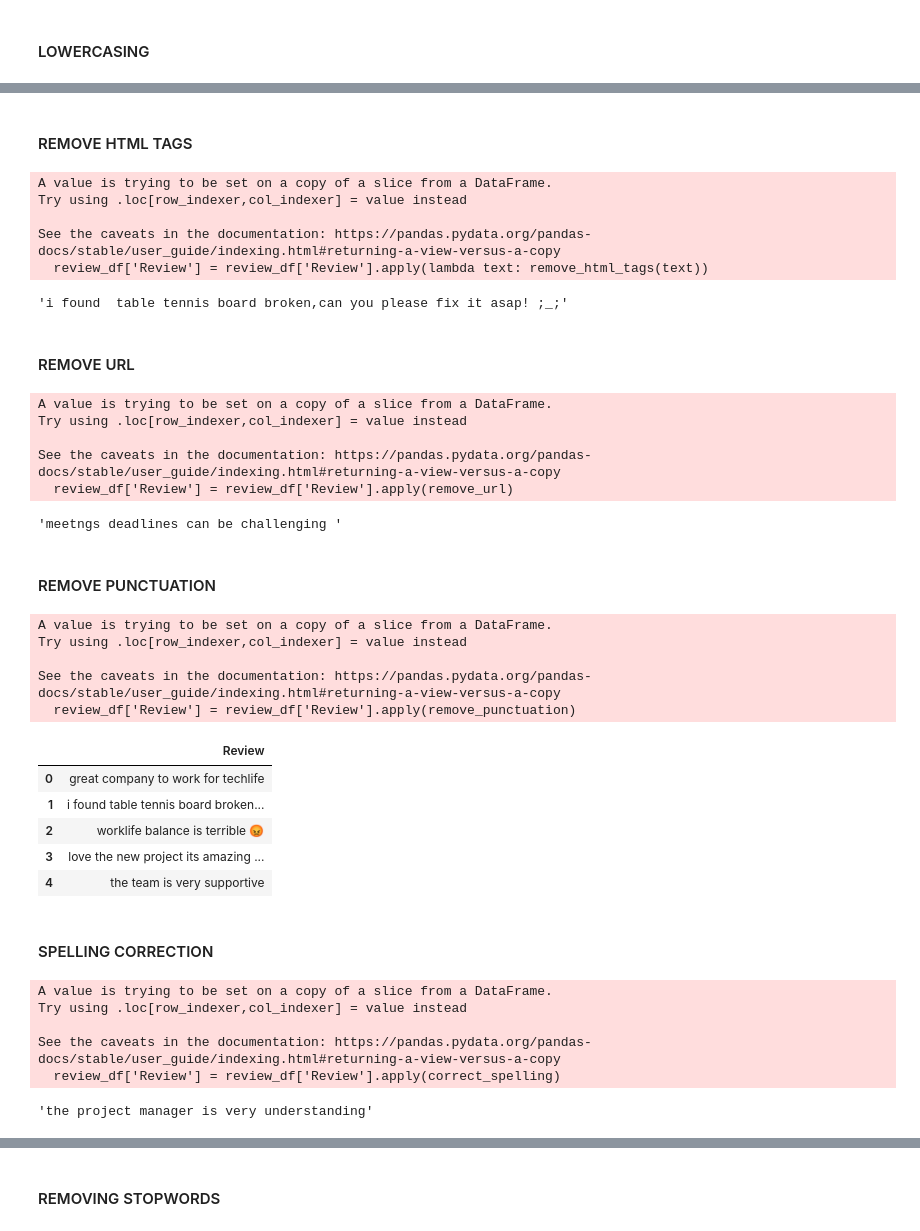
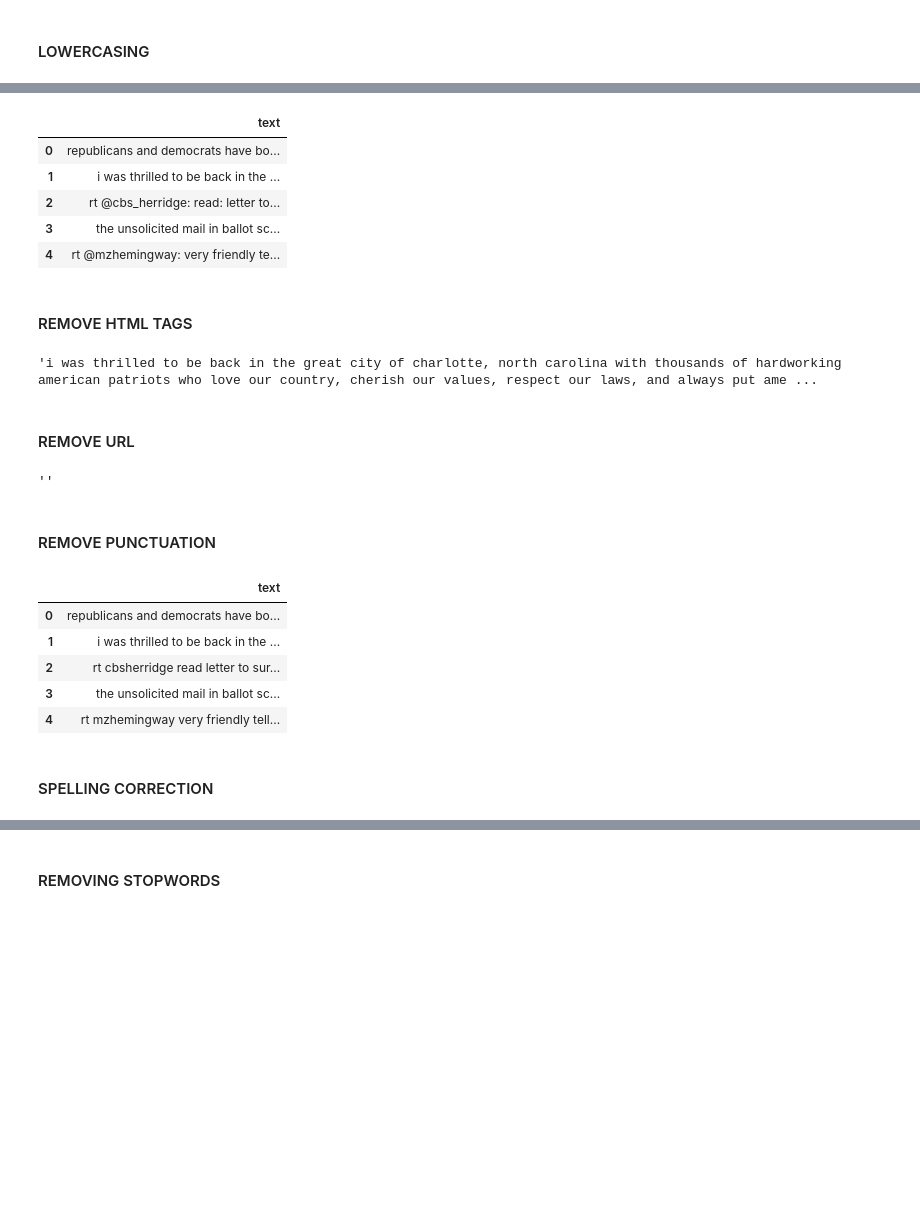
Before and after one commit to GauravKBhatt/IR, a Jupyter notebook: Lab1/text_preprocessing.ipynb, the cells around one changed output, grey strips where cells are left out. Drawn from its saved outputs; the diff is of its cells as text; code cells hidden in the pictures; blank space fills up the shorter version.

```diff
--- a/Lab1/text_preprocessing.ipynb
+++ b/Lab1/text_preprocessing.ipynb
@@ -32,3 +11,6 @@ Name: text, dtype: object
+# %%
+tweet_df.drop(columns=['id', 'isRetweet', 'isDeleted', 'device', 'favorites',
+       'retweets', 'date', 'isFlagged'], inplace=True)
 # %% [markdown]
 #### REPLACE SHORT FORM WORDS WITH FULL FORM
 # %%
@@ -69,3 +51,13 @@ See the caveats in the documentation: https://pandas.pydata.org/pandas-docs/stab
+# %%
+tweet_df['text']=tweet_df['text'].str.lower()
+tweet_df.head(5)
+# %% [output]
+|  | text |
+| 0 | republicans and democrats have bo... |
+| 1 | i was thrilled to be back in the ... |
+| 2 | rt @cbs_herridge: read: letter to... |
+| 3 | the unsolicited mail in ballot sc... |
+| 4 | rt @mzhemingway: very friendly te... |
 # %% [markdown]
 #### REMOVE HTML TAGS
 # %%
@@ -75,17 +67,11 @@ def remove_html_tags(text):
     pattern = re.compile(r'<.*?>')
     return pattern.sub('', text)
 # %%
-review_df['Review'] = review_df['Review'].apply(lambda text: remove_html_tags(text))
+tweet_df['text'] = tweet_df['text'].apply(lambda text: remove_html_tags(text))
-# %% [output]
-A value is trying to be set on a copy of a slice from a DataFrame.
-Try using .loc[row_indexer,col_indexer] = value instead
-
-See the caveats in the documentation: https://pandas.pydata.org/pandas-docs/stable/user_guide/indexing.html#returning-a-view-versus-a-copy
-  review_df['Review'] = review_df['Review'].apply(lambda text: remove_html_tags(text))
-# %%
-review_df['Review'][1]
-# %% [output]
-'i found  table tennis board broken,can you please fix it asap! ;_;'
+# %%
+tweet_df['text'][1]
+# %% [output]
+'i was thrilled to be back in the great city of charlotte, north carolina with thousands of hardworking american patriots who love our country, cherish our values, respect our laws, and always put ame ...
 # %% [markdown]
 #### REMOVE URL
 # %%
@@ -93,40 +79,29 @@ def remove_url(text):
     pattern = re.compile(r'http[s]?://(?:[a-zA-Z]|[0-9]|[$-_@.&+]|[!*\\(\\),]|(?:%[0-9a-fA-F][0-9a-fA-F]))+')
     return pattern.sub(r'',text)
 
-review_df['Review'] = review_df['Review'].apply(remove_url)
+tweet_df['text'] = tweet_df['text'].apply(remove_url)
-# %% [output]
-A value is trying to be set on a copy of a slice from a DataFrame.
-Try using .loc[row_indexer,col_indexer] = value instead
-
-See the caveats in the documentation: https://pandas.pydata.org/pandas-docs/stable/user_guide/indexing.html#returning-a-view-versus-a-copy
-  review_df['Review'] = review_df['Review'].apply(remove_url)
-# %%
-review_df['Review'][7]
-# %% [output]
-'meetngs deadlines can be challenging '
+# %%
+tweet_df['text'][7]
+# %% [output]
+''
 # %% [markdown]
 #### REMOVE PUNCTUATION
 # %%
 import string
 
 def remove_punctuation(text):
     pattern = re.compile(f"[{re.escape(string.punctuation)}]")
     return pattern.sub(r'',text)
 
-review_df['Review'] = review_df['Review'].apply(remove_punctuation)
-review_df.head()
+tweet_df['text'] = tweet_df['text'].apply(remove_punctuation)
+tweet_df.head()
 # %% [output]
-A value is trying to be set on a copy of a slice from a DataFrame.
-Try using .loc[row_indexer,col_indexer] = value instead
-
-See the caveats in the documentation: https://pandas.pydata.org/pandas-docs/stable/user_guide/indexing.html#returning-a-view-versus-a-copy
-  review_df['Review'] = review_df['Review'].apply(remove_punctuation)
-|  | Review |
-| 0 | great company to work for techlife |
-| 1 | i found table tennis board broken... |
-| 2 | worklife balance is terrible 😡 |
-| 3 | love the new project its amazing ... |
-| 4 | the team is very supportive |
+|  | text |
+| 0 | republicans and democrats have bo... |
+| 1 | i was thrilled to be back in the ... |
+| 2 | rt cbsherridge read letter to sur... |
+| 3 | the unsolicited mail in ballot sc... |
+| 4 | rt mzhemingway very friendly tell... |
 # %% [markdown]
 #### SPELLING CORRECTION
 # %%
@@ -136,14 +111,4 @@ def correct_spelling(text):
     textBLB = TextBlob(text)
     return textBLB.correct().string
 
-review_df['Review'] = review_df['Review'].apply(correct_spelling)
+tweet_df['text'] = tweet_df['text'].apply(correct_spelling)
-# %% [output]
-A value is trying to be set on a copy of a slice from a DataFrame.
-Try using .loc[row_indexer,col_indexer] = value instead
-
-See the caveats in the documentation: https://pandas.pydata.org/pandas-docs/stable/user_guide/indexing.html#returning-a-view-versus-a-copy
-  review_df['Review'] = review_df['Review'].apply(correct_spelling)
-# %%
-review_df['Review'][14]
-# %% [output]
-'the project manager is very understanding'
```
Also changed, not shown: parts of 28 cells of this notebook.
